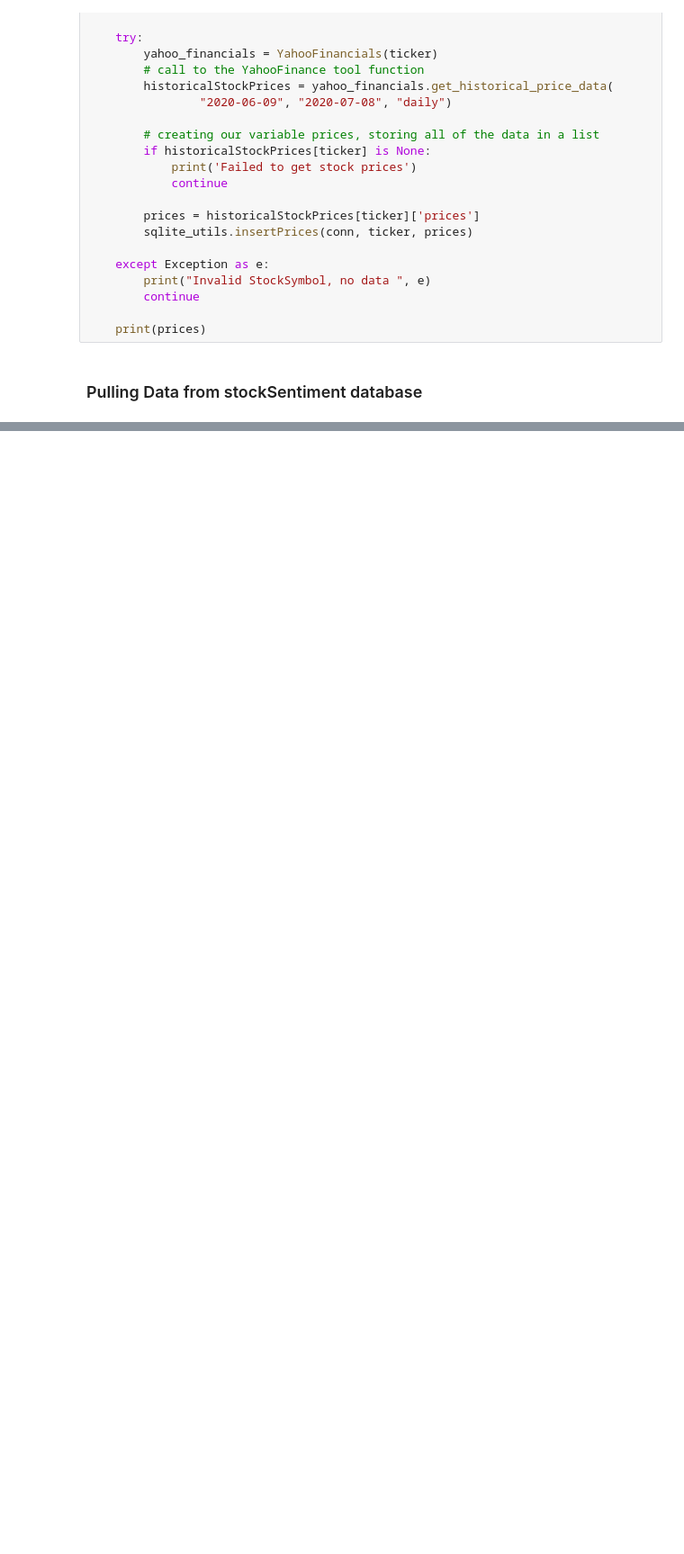
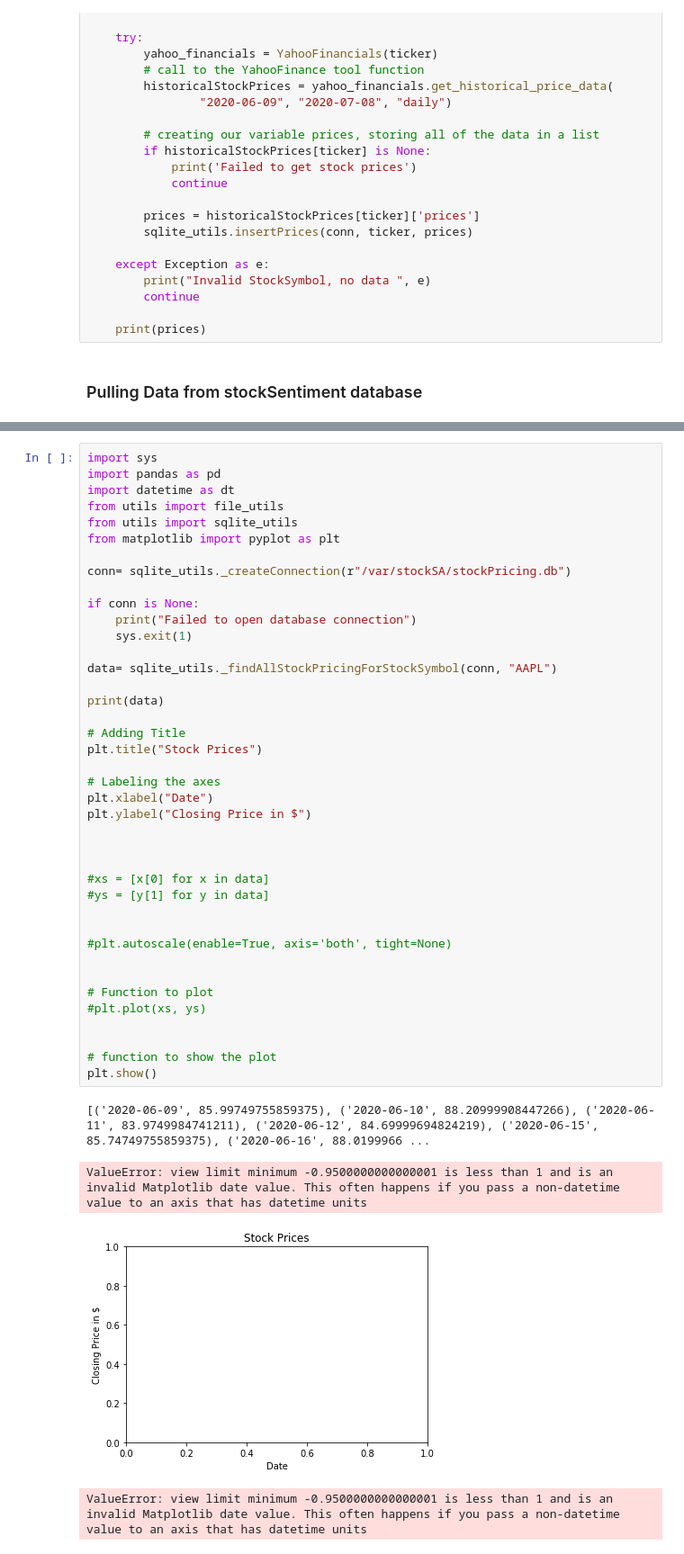
Before and after one commit to NickMarozick/stockSentimentAnalysis, a Jupyter notebook: src/stockSentimentAnalysis.ipynb, the cells around one changed output, grey strips where cells are left out. Shown at 90% size. Cells and saved outputs as stored; diff of their text form; blank space fills up the shorter version.

```diff
--- a/src/stockSentimentAnalysis.ipynb
+++ b/src/stockSentimentAnalysis.ipynb
@@ -116,0 +101,45 @@ dataFrame
+# %%
+import sys
+import pandas as pd
+import datetime as dt
+from utils import file_utils
+from utils import sqlite_utils
+from matplotlib import pyplot as plt
+
+conn= sqlite_utils._createConnection(r"/var/stockSA/stockPricing.db")
+
+if conn is None:
+    print("Failed to open database connection")
+    sys.exit(1)
+
+data= sqlite_utils._findAllStockPricingForStockSymbol(conn, "AAPL")
+
+print(data)
+
+# Adding Title
+plt.title("Stock Prices")
+
+# Labeling the axes
+plt.xlabel("Date")
+plt.ylabel("Closing Price in $")
+
+
+
+#xs = [x[0] for x in data]
+#ys = [y[1] for y in data]
+
+
+#plt.autoscale(enable=True, axis='both', tight=None)
+
+
+# Function to plot
+#plt.plot(xs, ys)
+
+
+# function to show the plot
+plt.show()
+# %% [output]
+[('2020-06-09', 85.99749755859375), ('2020-06-10', 88.20999908447266), ('2020-06-11', 83.9749984741211), ('2020-06-12', 84.69999694824219), ('2020-06-15', 85.74749755859375), ('2020-06-16', 88.0199966 ...
+ValueError: view limit minimum -0.9500000000000001 is less than 1 and is an invalid Matplotlib date value. This often happens if you pass a non-datetime value to an axis that has datetime units
+[figure, added]
+ValueError: view limit minimum -0.9500000000000001 is less than 1 and is an invalid Matplotlib date value. This often happens if you pass a non-datetime value to an axis that has datetime units
```
Also changed, not shown: parts of 2 cells of this notebook.
